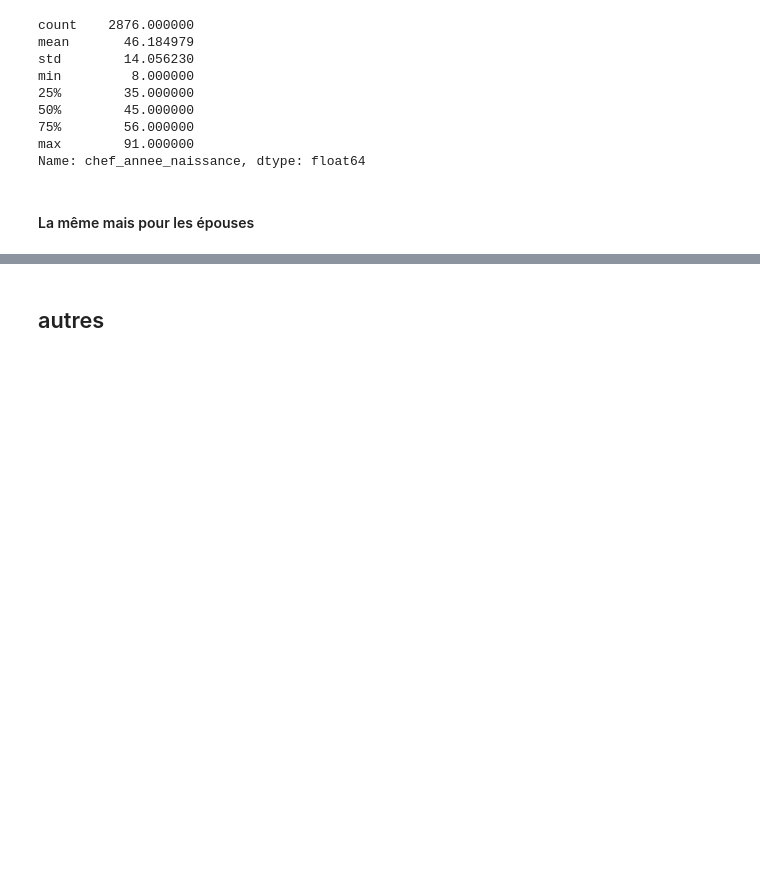
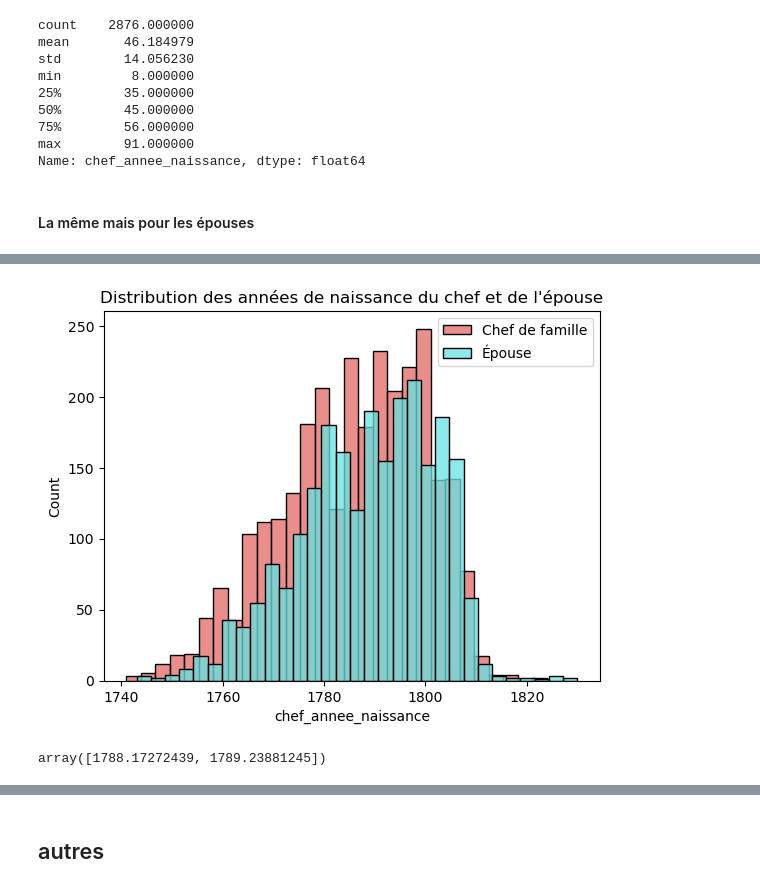
Before and after one commit to ozan-guven/HUM-450-Project, a Jupyter notebook: rec_1832.ipynb, the cells around one changed output, grey strips where cells are left out. Drawn from its saved outputs; the diff is of its cells as text; code cells hidden in the pictures; blank space fills up the shorter version.

```diff
--- a/rec_1832.ipynb
+++ b/rec_1832.ipynb
@@ -299,0 +319,9 @@ Name: chef_annee_naissance, dtype: float64
+# %%
+# plot the above two distributions on the same plot
+plt.title("Distribution des années de naissance du chef et de l'épouse")
+sns.histplot(data=df_new, x="chef_annee_naissance", color="#e36866", label="Chef de famille")
+sns.histplot(data=df_epouses, x="epouse_annee_naissance", color="#66e3e3", label="Épouse")
+plt.legend()
+plt.show()
+# %% [output]
+[figure, added]
@@ -299,0 +334,6 @@ Name: chef_annee_naissance, dtype: float64
+# %%
+# Compute the 95% confidence interval of the mean
+ci = np.quantile(means, [0.025, 0.975])
+ci
+# %% [output]
+array([1788.17272439, 1789.23881245])
```
Also changed, not shown: parts of 20 cells of this notebook.
